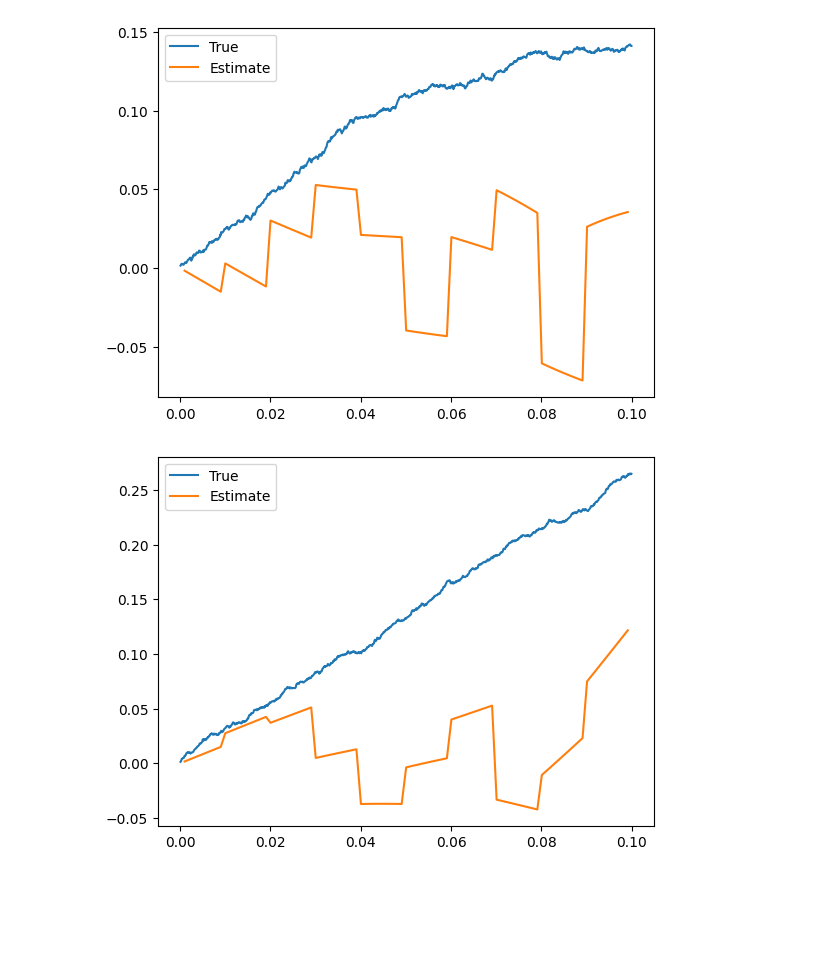
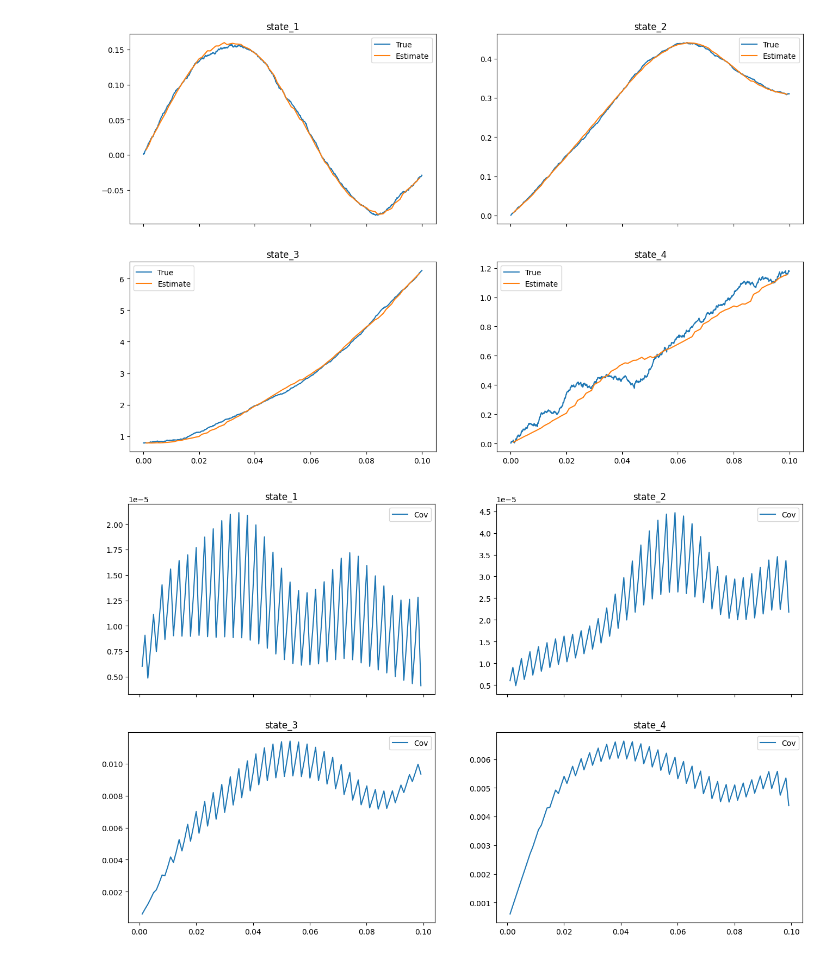
Before and after one commit to LumbaBalumba/linalg-project, a Jupyter notebook: main.ipynb, the cells around one changed output. Cells and saved outputs as stored; diff of their text form; code cells hidden in the pictures; blank space fills up the shorter version.

```diff
--- a/main.ipynb
+++ b/main.ipynb
@@ -187,7 +169,7 @@ T_max = 1.0
 # %%
 initial_distr = distributions.MultivariateNormal(loc=torch.tensor([0.0, 0.0, np.pi / 4, 0.0]), covariance_matrix=torch.eye(4) * 0.0000000004)
 # %%
-batch_size = 10000
+batch_size = 5
 # %%
 system = ObservableSystem(transition, observation, transition_noise_cov, observation_noise_cov, initial_distr, batch_size, T_max / total_time)
 # %%
@@ -215,20 +195,33 @@ with torch.no_grad():
 # %%
 states = np.asarray(states)
 kf_states = np.asarray(kf_states)
+kf_covs = np.asarray(kf_covs)
 # %%
-traj_num = 0
+traj_num = 2
 # %%
 traj = states[:, traj_num, :]
 traj_est = kf_states[:, traj_num, :]
+traj_cov = kf_covs[:, traj_num, :, :]
 # %%
 t = np.linspace(0, T_max, total_time)
 t_est = np.linspace(0, T_max, total_time // predict_freq)
 # %%
+fig1, axs1 = plt.subplots(2, 2, sharex=True, figsize=(16, 10))
+axs1 = axs1.flatten()
 for i in range(4):
-    plt.plot(t[1:1000], traj[1:1000, i], label='True')
-    plt.plot(t_est[1:100], traj_est[1:100, i], label='Estimate')
-    plt.legend()
-    plt.show()
+    axs1[i].plot(t[1:1000], traj[1:1000, i], label='True')
+    axs1[i].plot(t_est[1:100], traj_est[1:100, i], label='Estimate')
+    axs1[i].set_title(f'state_{i+1}')
+    axs1[i].legend()
+plt.show()
+
+fig2, axs2 = plt.subplots(2, 2, sharex=True, figsize=(16, 10))
+axs2 = axs2.flatten()
+for i in range(4):
+    axs2[i].plot(t_est[1:100], traj_cov[1:100, i, i], label='Cov')
+    axs2[i].set_title(f'state_{i+1}')
+    axs2[i].legend()
+plt.show()
 # %% [output]
-[figure, old version]
+[figure, new version]
-[figure, old version]
+[figure, new version]
```
Also changed, not shown: parts of 16 cells of this notebook, 1 other file.
